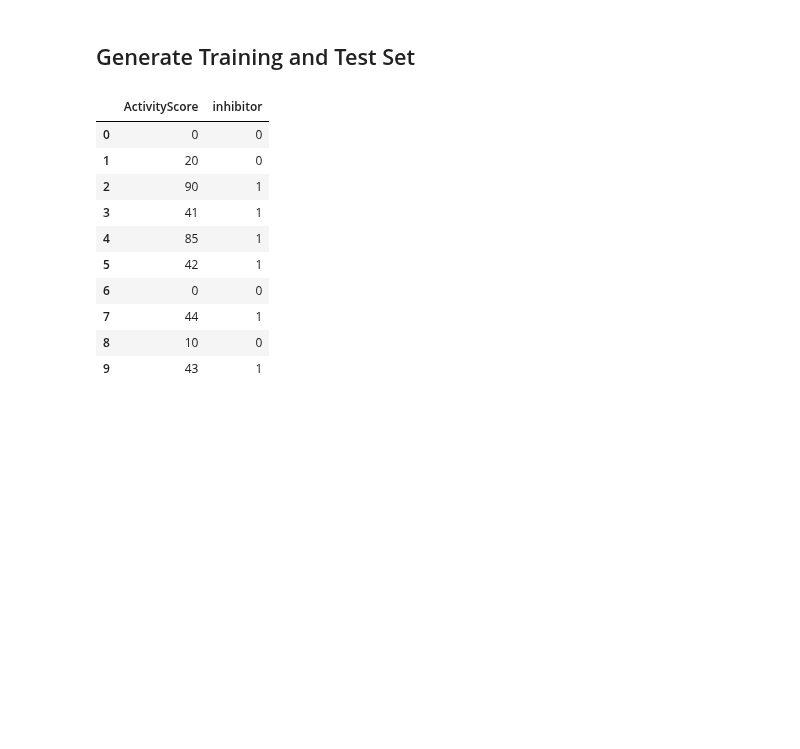
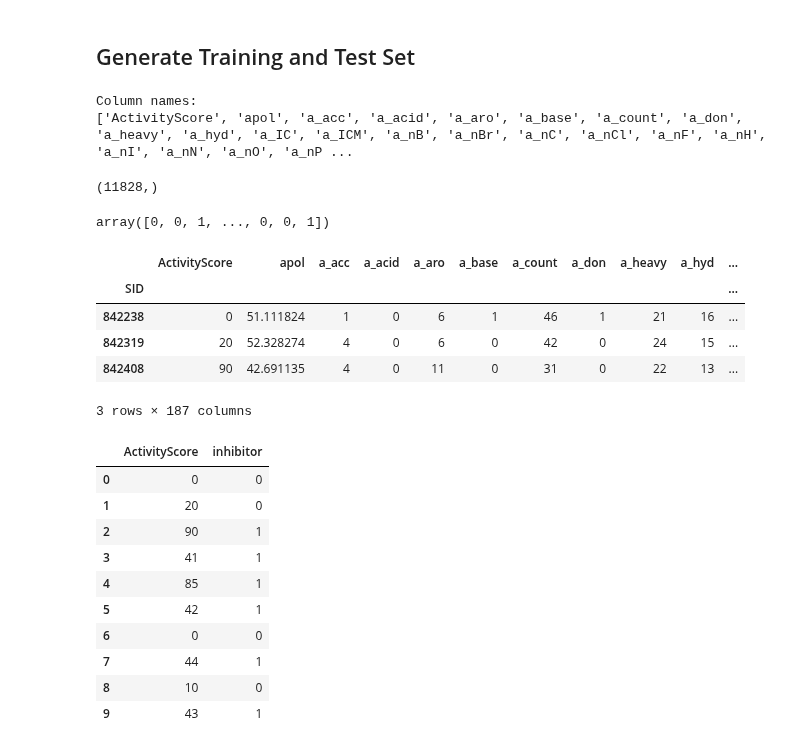
Before and after one commit to 5x5x5x5/kin, a Jupyter notebook: ShuffleandSplit2.ipynb, the cells around one changed output. Cells and saved outputs as stored; diff of their text form; code cells hidden in the pictures; blank space fills up the shorter version.

```diff
--- a/ShuffleandSplit2.ipynb
+++ b/ShuffleandSplit2.ipynb
@@ -93,4 +93,18 @@ balanced.to_csv("data/balanced2c19.csv")
 # %% [markdown]
 ## Generate Training and Test Set
 # %%
-twoC19 = pd.read_csv("data/balanced2c19.csv")
+twoC19 = pd.read_csv("data/balanced2c19.csv", index_col='SID')
+# %%
+col_names2C19 = twoC19.columns.tolist()
+
+print('Column names:')
+print(col_names2C19)
+
+# Some code to select the first and last x number of columns
+#to_show = col_names2C19[:10] + col_names2C19[-6:]
+
+#print('\nSample Data:')
+#twoC19[to_show].head(7)
+# %% [output]
+Column names:
+['ActivityScore', 'apol', 'a_acc', 'a_acid', 'a_aro', 'a_base', 'a_count', 'a_don', 'a_heavy', 'a_hyd', 'a_IC', 'a_ICM', 'a_nB', 'a_nBr', 'a_nC', 'a_nCl', 'a_nF', 'a_nH', 'a_nI', 'a_nN', 'a_nO', 'a_nP ...
@@ -97,3 +115,21 @@ twoC19 = pd.read_csv("data/balanced2c19.csv")
+# %%
+# looks right sized
+y.shape
+# %% [output]
+(11828,)
+# %%
+y
+# %% [output]
+array([0, 0, 1, ..., 0, 0, 1])
+# %%
+twoC19.head(3)
+# %% [output]
+|  | ActivityScore | apol | a_acc | a_acid | a_aro | a_base | a_count | a_don | a_heavy | a_hyd | ... |
+| SID |  |  |  |  |  |  |  |  |  |  | ... |
+| 842238 | 0 | 51.111824 | 1 | 0 | 6 | 1 | 46 | 1 | 21 | 16 | ... |
+| 842319 | 20 | 52.328274 | 4 | 0 | 6 | 0 | 42 | 0 | 24 | 15 | ... |
+| 842408 | 90 | 42.691135 | 4 | 0 | 11 | 0 | 31 | 0 | 22 | 13 | ... |
+3 rows × 187 columns
 # %%
 # get descriptor matrix as numpy array
 
```
Also changed, not shown: parts of 2 cells of this notebook, 1 other file.
